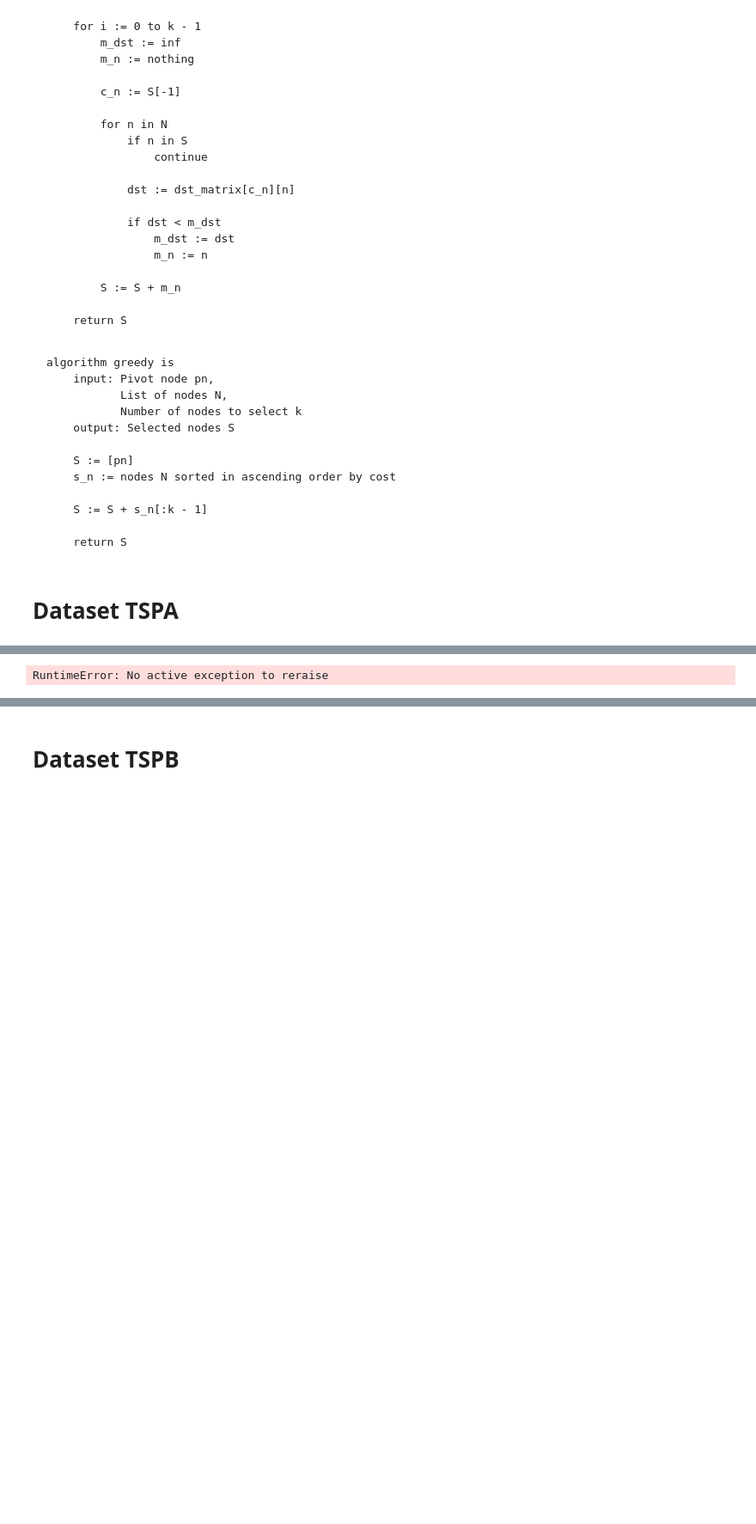
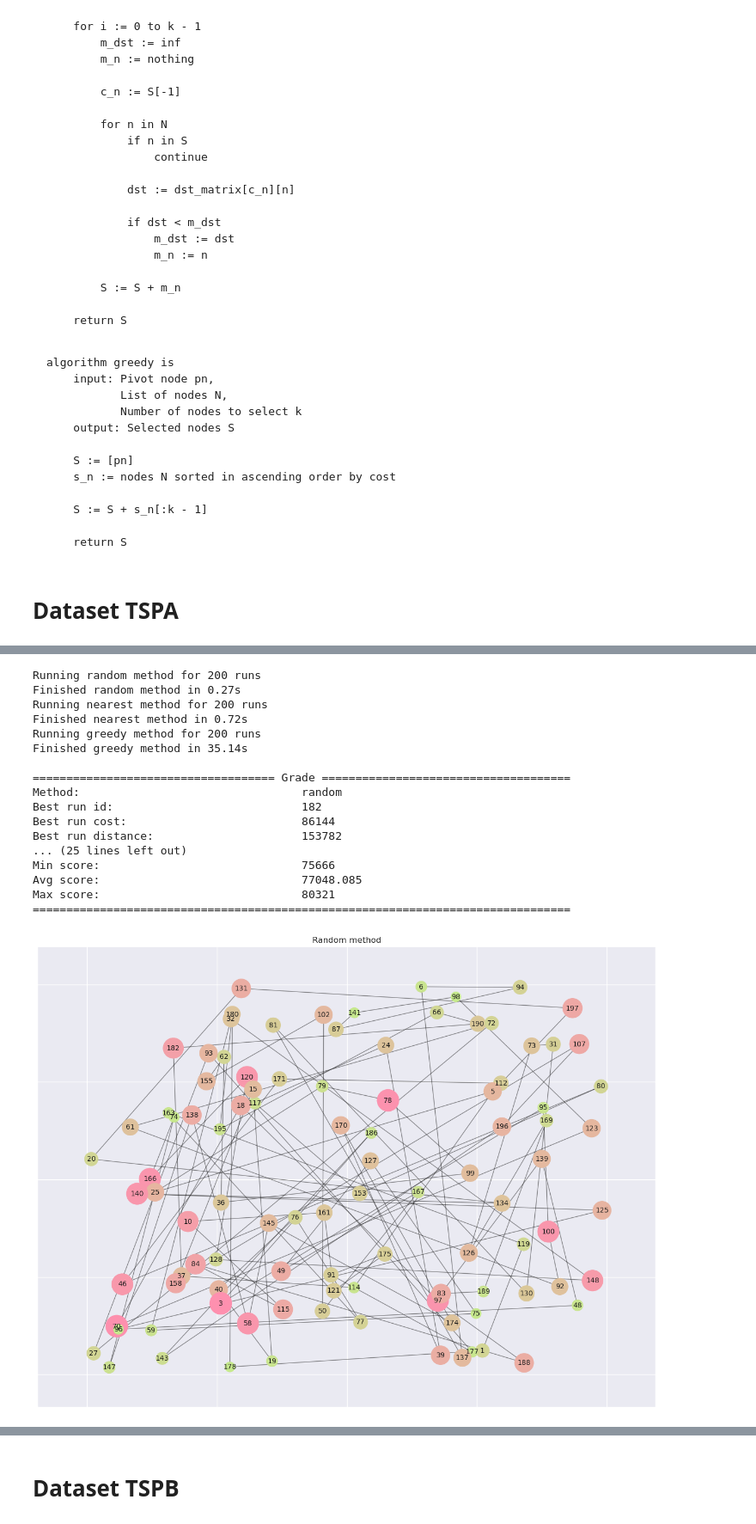
Before and after one commit to Vosloo/evolutionary-computation-labs, a Jupyter notebook: lab_1/first.ipynb, the cells around one changed output, grey strips where cells are left out. Shown at 86% size. Cells and saved outputs as stored; diff of their text form; code cells hidden in the pictures; blank space fills up the shorter version.

Commit message:
Greedy improvements

```diff
--- a/lab_1/first.ipynb
+++ b/lab_1/first.ipynb
@@ -145,7 +146,7 @@ def _get_distance_matrix(nodes: list[Node]) -> list[list[float]]:
     return distance_matrix
 
 
-def _get_nearest_node(pivot_node: Node, unselected_nodes: list[Node]) -> Node:
+def _get_nearest_node(pivot_node: Node, unselected_nodes: list[Node], distance_matrix) -> Node:
     min_distance = float("inf")
     min_node = None
     for node in unselected_nodes:
@@ -158,9 +159,7 @@ def _get_nearest_node(pivot_node: Node, unselected_nodes: list[Node]) -> Node:
     return min_node
 
 
-def nearest(pivot_node: Node, nodes: list[Node], k: int) -> list[Node]:
-    global distance_matrix
-
+def nearest(pivot_node: Node, nodes: list[Node], k: int, distance_matrix) -> list[Node]:
     nodes_set = set(nodes)
     selected_nodes = [pivot_node]
 
@@ -168,7 +167,7 @@ def nearest(pivot_node: Node, nodes: list[Node], k: int) -> list[Node]:
         cur_node = selected_nodes[-1]
         unselected_nodes = nodes_set - set(selected_nodes)
 
-        min_node = _get_nearest_node(cur_node, unselected_nodes)
+        min_node = _get_nearest_node(cur_node, unselected_nodes, distance_matrix)
 
         selected_nodes.append(min_node)
 
@@ -289,15 +280,15 @@ class Run:
 
 @dataclass
 class Grade:
-    def __init__(self, method_name: str, best_run: Run, res: list[tuple[int, int]]) -> None:
+    def __init__(self, method_name: str, best_run: Run, runs: list[Run]) -> None:  #res: list[tuple[int, int]]
         self.method_name = method_name
         self.best_run: Run = best_run
-        self.runs: list[Run] = [Run(i, nodes, cost, distance) for i, (cost, distance) in enumerate(res)]
+        self.runs = runs
 
-        res_sum = [sum(i) for i in res]
-        self.min: float = min(res_sum)
-        self.max: float = max(res_sum)
-        self.avg: float = mean(res_sum)
+        scores = [run.score for run in runs]
+        self.min: float = min(scores)
+        self.max: float = max(scores)
+        self.avg: float = mean(scores)
 
     def __repr__(self) -> str:
         return (
@@ -313,16 +304,18 @@ class Grade:
             f"\n{'':=^80}\n"
         )
 # %%
-def grade_method(og_nodes: list[Node], method: Callable, no_runs: int) -> Grade:
-    runs_res = []
+def grade_method(og_nodes: list[Node], method: Callable, no_runs: int, distance_matrix) -> Grade:
+    # runs_res = []
+    runs = []
     best_run = None
     best_run_score = float("inf")
 
-    nodes = deepcopy(og_nodes)
     for pivot_ind in range(no_runs):
-        pivot_node = nodes[pivot_ind]
+        print(f"\r{pivot_ind + 1:3} / {no_runs:3}", end="")
+        nodes_cp = deepcopy(og_nodes)
+        pivot_node = nodes_cp[pivot_ind]
 
-        selected_nodes = method(pivot_node, nodes, len(nodes)) # round(len(nodes) / 2))
+        selected_nodes = method(pivot_node, nodes_cp, round(len(nodes_cp) / 2), distance_matrix)
 
         total_cost = sum(node.cost for node in selected_nodes)
         total_distance = sum(
@@ -330,15 +323,16 @@ def grade_method(og_nodes: list[Node], method: Callable, no_runs: int) -> Grade:
             for i in range(len(selected_nodes) - 1)
         ) + _euclidean_distance(selected_nodes[-1], selected_nodes[0])
 
-        curr_run_score = total_cost + total_distance
+        curr_run = Run(pivot_ind, selected_nodes, total_cost, total_distance)
+        runs.append(curr_run)
 
-        if best_run_score > curr_run_score:
+        if best_run_score > curr_run.score:
             best_run = Run(pivot_ind, selected_nodes, total_cost, total_distance)
-            best_run_score = curr_run_score
+            best_run_score = curr_run.score
 
-        runs_res.append((total_cost, total_distance))
+        # runs_res.append((total_cost, total_distance))
 
-    return Grade(method.__name__, best_run, runs_res)
+    return Grade(method.__name__, best_run, runs)
 # %%
 def hex_to_RGB(hex: str) -> list[int]:
     return [int(hex[i : i + 2], 16) for i in range(1, 6, 2)]
@@ -516,4 +439,21 @@ plt.show()
-# %%
-raise
-# %% [output]
-RuntimeError: No active exception to reraise
+# %%
+grade_dataset(df_a)
+# %% [output]
+Running random method for 200 runs
+Finished random method in 0.27s
+Running nearest method for 200 runs
+Finished nearest method in 0.72s
+Running greedy method for 200 runs
+Finished greedy method in 35.14s
+
+==================================== Grade =====================================
+Method:                                 random
+Best run id:                            182
+Best run cost:                          86144
+Best run distance:                      153782
+... (25 lines left out)
+Min score:                              75666
+Avg score:                              77048.085
+Max score:                              80321
+================================================================================
+[figure, added]
```
Also changed, not shown: parts of 24 cells of this notebook.
